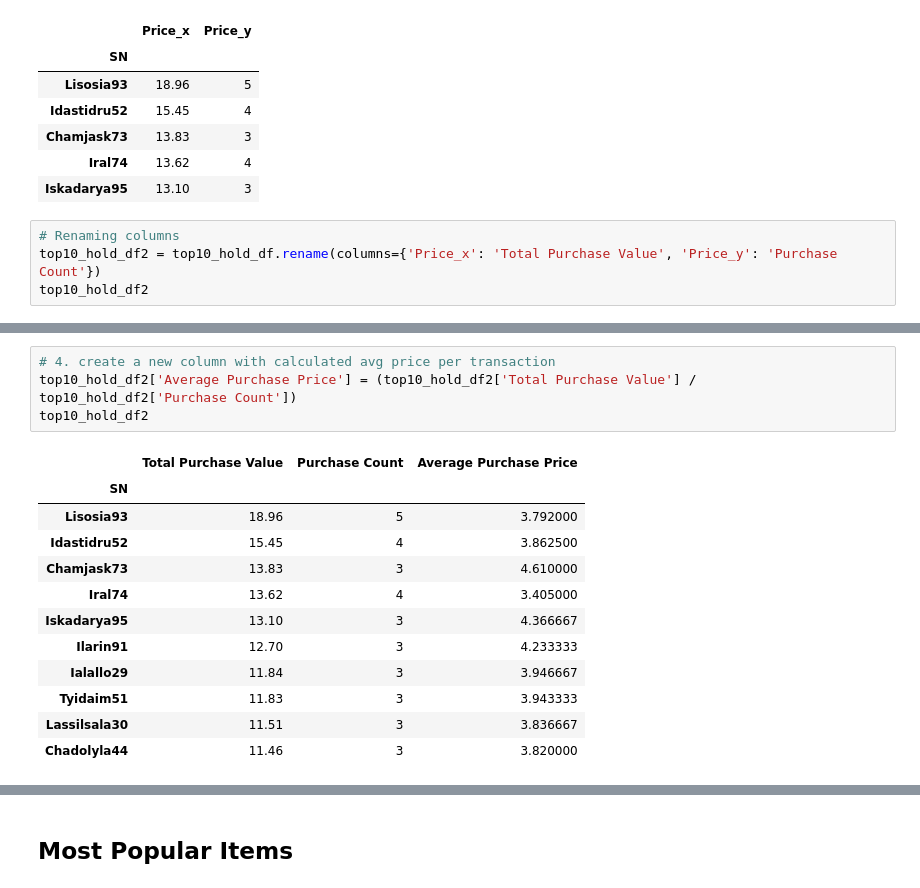
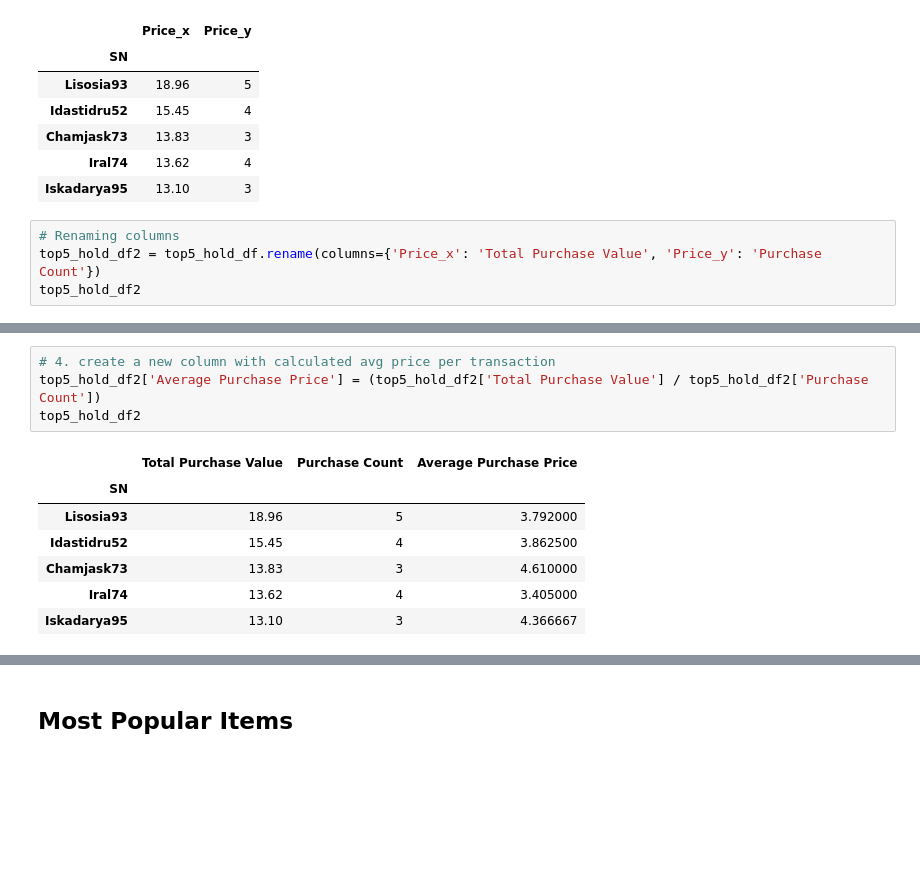
Before and after one commit to juliemcbaker/pandas-challenge, a Jupyter notebook: HeroesOfPymoli/HeroesOfPymoli_baker.ipynb, the cells around one changed output, grey strips where cells are left out. Cells and saved outputs as stored; diff of their text form; blank space fills up the shorter version.

Commit message:
Have dfs set-up for Top 5 sellers. Need to merge to create final table.

```diff
--- a/HeroesOfPymoli/HeroesOfPymoli_baker.ipynb
+++ b/HeroesOfPymoli/HeroesOfPymoli_baker.ipynb
@@ -477,8 +477,8 @@ top5_hold_df
 | Iskadarya95 | 13.10 | 3 |
 # %%
 # Renaming columns
-top10_hold_df2 = top10_hold_df.rename(columns={'Price_x': 'Total Purchase Value', 'Price_y': 'Purchase Count'})
-top10_hold_df2
+top5_hold_df2 = top5_hold_df.rename(columns={'Price_x': 'Total Purchase Value', 'Price_y': 'Purchase Count'})
+top5_hold_df2
 # %% [output]
 |  | Total Purchase Value | Purchase Count |
 | SN |  |  |
@@ -498,20 +493,15 @@ top10_hold_df2.columns
 Index(['Total Purchase Value', 'Purchase Count'], dtype='object')
 # %%
 # 4. create a new column with calculated avg price per transaction
-top10_hold_df2['Average Purchase Price'] = (top10_hold_df2['Total Purchase Value'] / top10_hold_df2['Purchase Count'])
-top10_hold_df2
+top5_hold_df2['Average Purchase Price'] = (top5_hold_df2['Total Purchase Value'] / top5_hold_df2['Purchase Count'])
+top5_hold_df2
 # %% [output]
 |  | Total Purchase Value | Purchase Count | Average Purchase Price |
 | SN |  |  |  |
 | Lisosia93 | 18.96 | 5 | 3.792000 |
 | Idastidru52 | 15.45 | 4 | 3.862500 |
 | Chamjask73 | 13.83 | 3 | 4.610000 |
 | Iral74 | 13.62 | 4 | 3.405000 |
 | Iskadarya95 | 13.10 | 3 | 4.366667 |
-| Ilarin91 | 12.70 | 3 | 4.233333 |
-| Ialallo29 | 11.84 | 3 | 3.946667 |
-| Tyidaim51 | 11.83 | 3 | 3.943333 |
-| Lassilsala30 | 11.51 | 3 | 3.836667 |
-| Chadolyla44 | 11.46 | 3 | 3.820000 |
 # %%
 # Table should have: SN, purchase count, average purchase price, total purchase value
```
Also changed, not shown: parts of 10 cells of this notebook.
